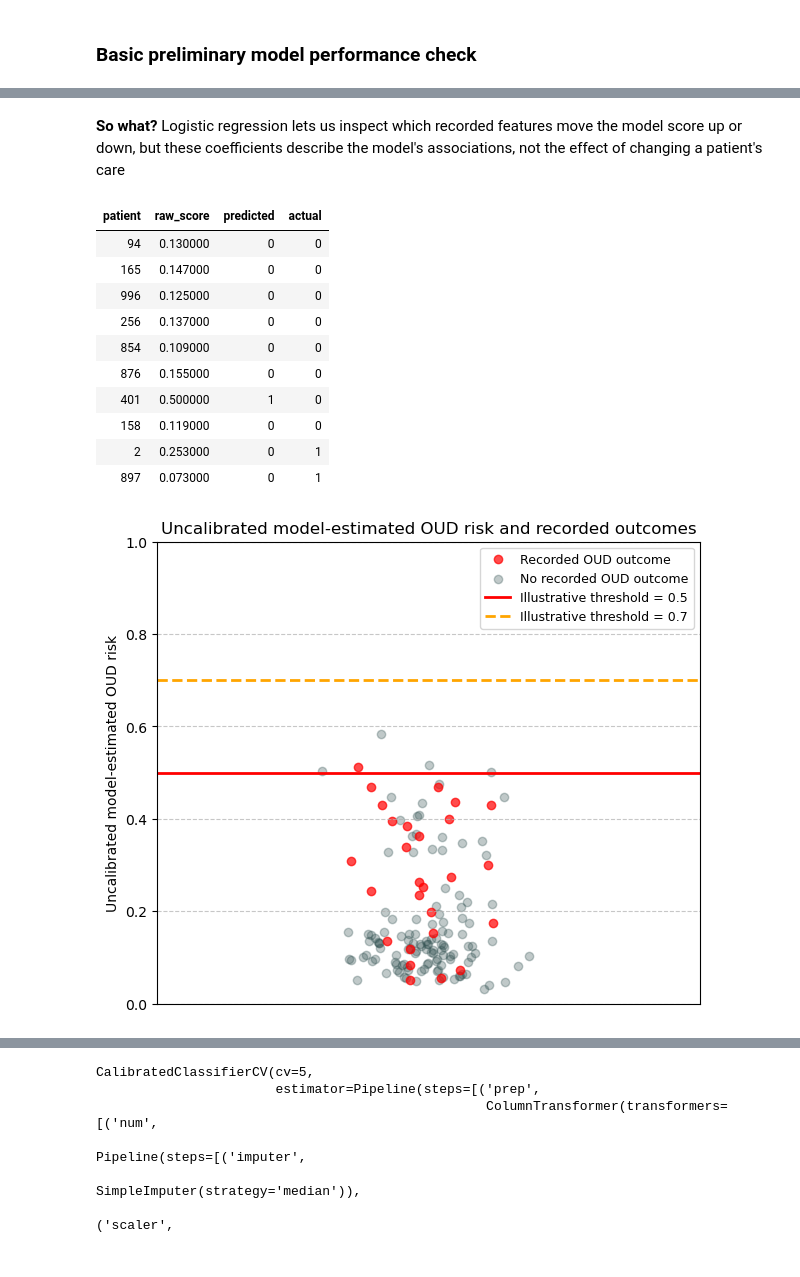
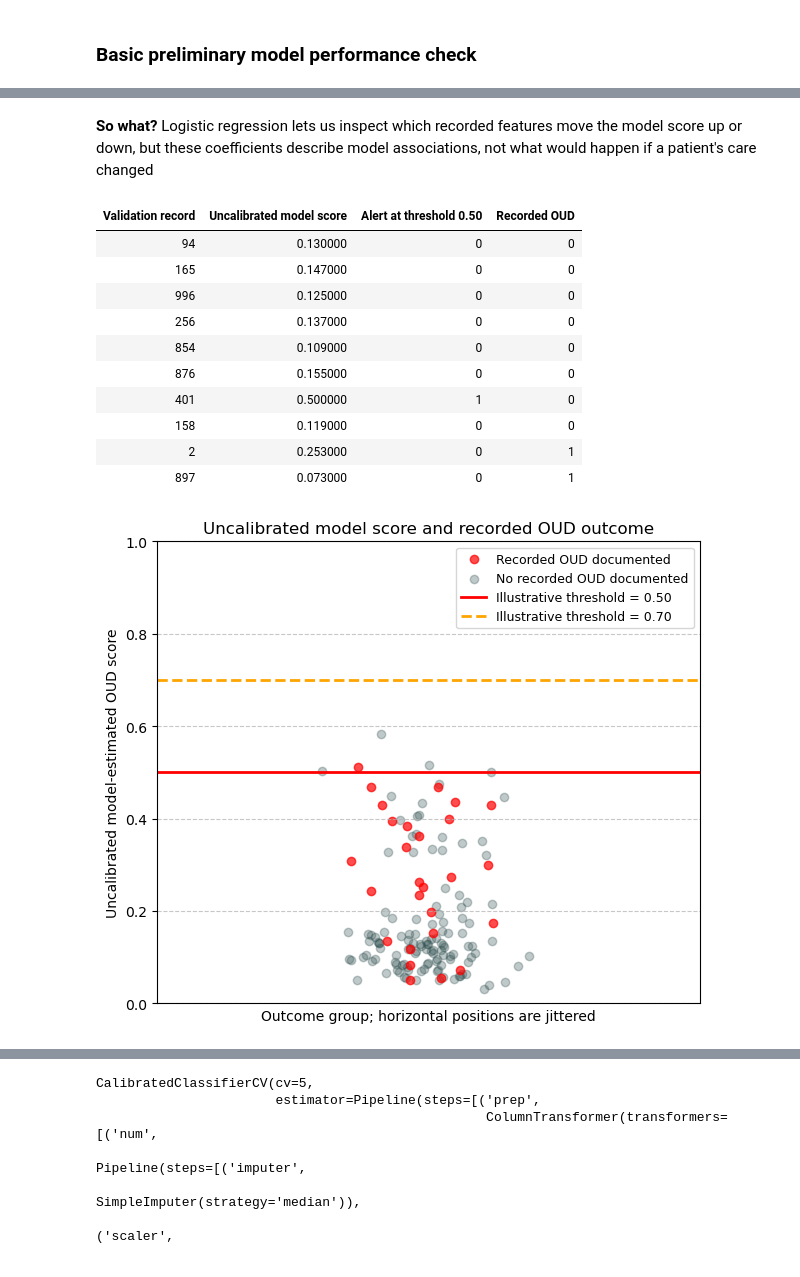
Before and after one commit to IE-ML-for-Healthcare/RAI_opioid_risk_prevention, a Jupyter notebook: ML4HL_OD_RAI_toolbox.ipynb, the cells around one changed output, grey strips where cells are left out. Saved outputs shown, nothing was run; the diff lists cells and outputs as text; code cells hidden in the pictures.

```diff
--- a/ML4HL_OD_RAI_toolbox.ipynb
+++ b/ML4HL_OD_RAI_toolbox.ipynb
@@ -464,9 +500,9 @@ display(
 | A | 0.009 | 1.009 | Higher model-estimated OUD odds |
 | D | 0.005 | 1.005 | Higher model-estimated OUD odds |
 # %% [markdown]
-**So what?** Logistic regression lets us inspect which recorded features move the model score up or down, but these coefficients describe the model's associations, not the effect of changing a patient's care
+**So what?** Logistic regression lets us inspect which recorded features move the model score up or down, but these coefficients describe model associations, not what would happen if a patient's care changed
 # %%
-# Five patients: raw pre-calibration score, predicted label, actual label
+# Show a small validation sample: compare a raw score, an alert rule and the recorded outcome
 
 tbl5 = (
     pd.DataFrame(
@@ -476,12 +512,22 @@ tbl5 = (
         },
         index=X_val.index,
     )
-    .assign(predicted=lambda d: (d["raw_score"] >= 0.50).astype(int))  # threshold before calibration
+    .assign(predicted=lambda d: (d["raw_score"] >= 0.50).astype(int))  # Illustrative threshold before calibration
     .round({"raw_score": 3})
     .sample(n=10, random_state=7)
     .reset_index()
-    .rename(columns={"index": "patient"})
-    .loc[:, ["patient", "raw_score", "predicted", "actual"]]
+    .rename(columns={
+        "index": "Validation record",
+        "raw_score": "Uncalibrated model score",
+        "predicted": "Alert at threshold 0.50",
+        "actual": "Recorded OUD",
+    })
+    .loc[:, [
+        "Validation record",
+        "Uncalibrated model score",
+        "Alert at threshold 0.50",
+        "Recorded OUD",
+    ]]
 )
 
 display(
@@ -489,7 +535,7 @@ display(
     .hide(axis="index")
 )
 # %% [output]
-| patient | raw_score | predicted | actual |
+| Validation record | Uncalibrated model score | Alert at threshold 0.50 | Recorded OUD |
 | 94 | 0.130000 | 0 | 0 |
 | 165 | 0.147000 | 0 | 0 |
 | 996 | 0.125000 | 0 | 0 |
@@ -501,38 +547,39 @@ display(
 | 2 | 0.253000 | 0 | 1 |
 | 897 | 0.073000 | 0 | 1 |
 # %%
-# Data for the plot using variables from the preceding cells
+# Compare validation scores with the recorded OUD outcome
 scores = positive_scores(base_clf, X_val)
 actuals = y_val
 
-# Separate scores for recorded OUD and no recorded OUD cases
+# Separate scores for records with and without recorded OUD
 scores_positive = scores[actuals == 1]
 scores_negative = scores[actuals == 0]
 
-# Generate random jitter for the x-axis
+# Jitter horizontal positions because the x-axis represents outcome groups, not a measured quantity
 jitter_strength = 0.03
 jitter_positive = np.random.normal(0, jitter_strength, len(scores_positive))
 jitter_negative = np.random.normal(0, jitter_strength, len(scores_negative))
 
 fig, ax = plt.subplots(figsize=(7, 6))
-scatter_other = ax.scatter(jitter_negative, scores_negative, color="darkslategrey", alpha=0.3, label="No recorded OUD outcome")
-scatter_target = ax.scatter(jitter_positive, scores_positive, color="red", alpha=0.7, label="Recorded OUD outcome")
+scatter_other = ax.scatter(jitter_negative, scores_negative, color="darkslategrey", alpha=0.3, label="No recorded OUD documented")
+scatter_target = ax.scatter(jitter_positive, scores_positive, color="red", alpha=0.7, label="Recorded OUD documented")
 
-# Add illustrative threshold lines
-line_50 = ax.axhline(y=0.5, color="red", linestyle="-", linewidth=2, label="Illustrative threshold = 0.5")
-line_80 = ax.axhline(y=0.7, color="orange", linestyle="--", linewidth=2, label="Illustrative threshold = 0.7")
+# Add illustrative threshold lines; these are not the locked policy threshold
+line_50 = ax.axhline(y=0.5, color="red", linestyle="-", linewidth=2, label="Illustrative threshold = 0.50")
+line_70 = ax.axhline(y=0.7, color="orange", linestyle="--", linewidth=2, label="Illustrative threshold = 0.70")
 
-ax.set_title("Uncalibrated model-estimated OUD risk and recorded outcomes")
-ax.set_ylabel("Uncalibrated model-estimated OUD risk")
+ax.set_title("Uncalibrated model score and recorded OUD outcome")
+ax.set_xlabel("Outcome group; horizontal positions are jittered")
+ax.set_ylabel("Uncalibrated model-estimated OUD score")
 ax.set_ylim(0, 1)
 ax.set_xticks([])
-ax.set_xlim(-0.2, 0.2)  # Set fixed x-axis limits to control the visual spread
-ax.legend(handles=[scatter_target, scatter_other, line_50, line_80], fontsize=9, loc="upper right")
+ax.set_xlim(-0.2, 0.2)  # Keep the visual spread fixed across reruns
+ax.legend(handles=[scatter_target, scatter_other, line_50, line_70], fontsize=9, loc="upper right")
 
 ax.grid(axis="y", linestyle="--", alpha=0.7)
 plt.show()
 # %% [output]
-[figure, old version]
+[figure, new version]
 # %% [markdown]
 # 6. Recalibrating the Scores
 
```
Also changed, not shown: parts of 55 cells of this notebook, 1 other file.
